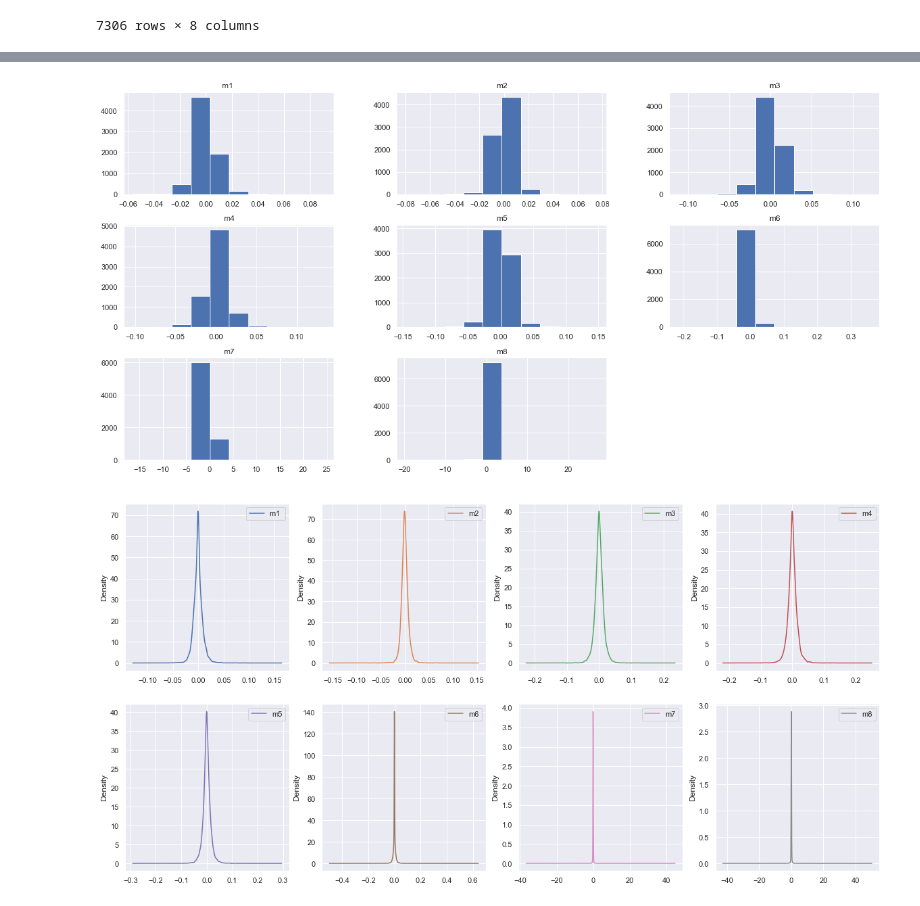
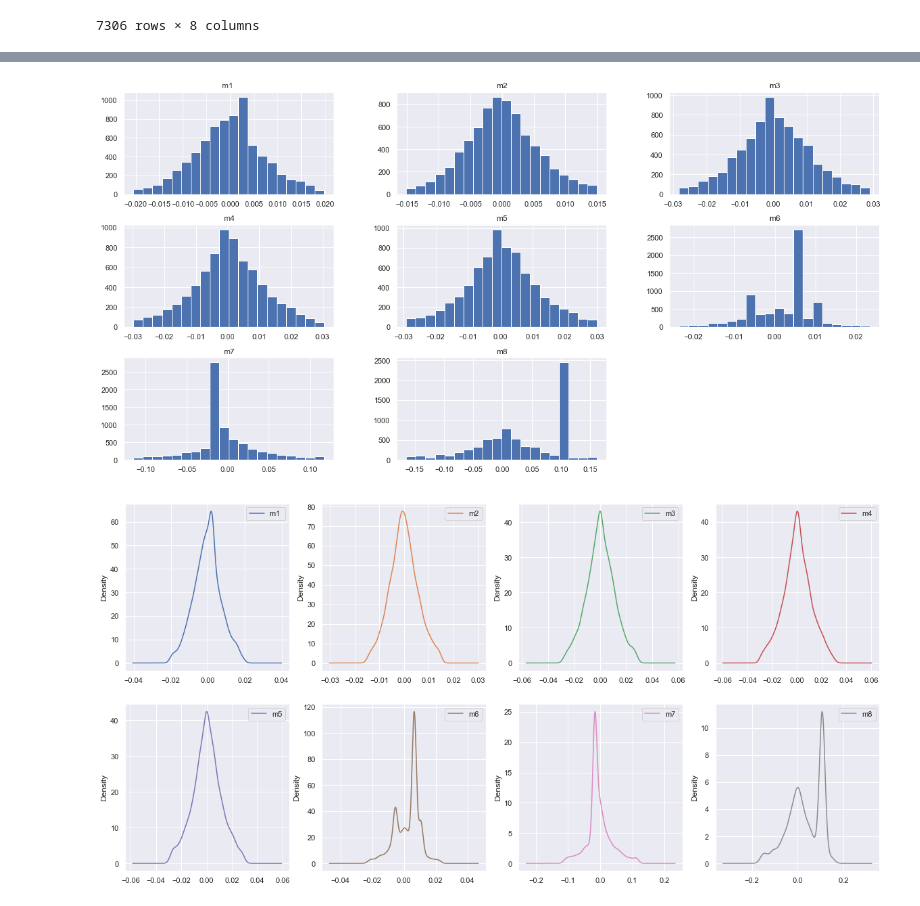
Before and after one commit to laureat/Python, a Jupyter notebook: AUD.ipynb, the cells around one changed output, grey strips where cells are left out. Saved outputs shown, nothing was run; the diff lists cells and outputs as text; code cells hidden in the pictures.

```diff
--- a/AUD.ipynb
+++ b/AUD.ipynb
@@ -82,4 +100,2 @@ new_md
 # %%
-market_data=market_data.fillna(method='bfill').fillna(method='ffill')
+market_data=new_md.fillna(method='bfill').fillna(method='ffill')
-# %%
-market_data=market_data.pct_change(periods=1).fillna(method='bfill')
@@ -108,12 +102,12 @@ market_data
 # %%
-market_data.hist(figsize=(20, 10), bins=10);
+market_data.hist(figsize=(20, 10), bins=20);
 # %% [output]
-[figure, old version]
+[figure, new version]
 # %%
 market_data.plot(kind='density', subplots=True, layout=(2, 4),
                   sharex=False, figsize=(20, 10));
 # %% [output]
-[figure, old version]
+[figure, new version]
 # %%
 market_data.plot(kind='line', subplots=True, layout=(2, 4),
                   sharex=False, figsize=(20, 10));
```
Also changed, not shown: parts of 56 cells of this notebook.
